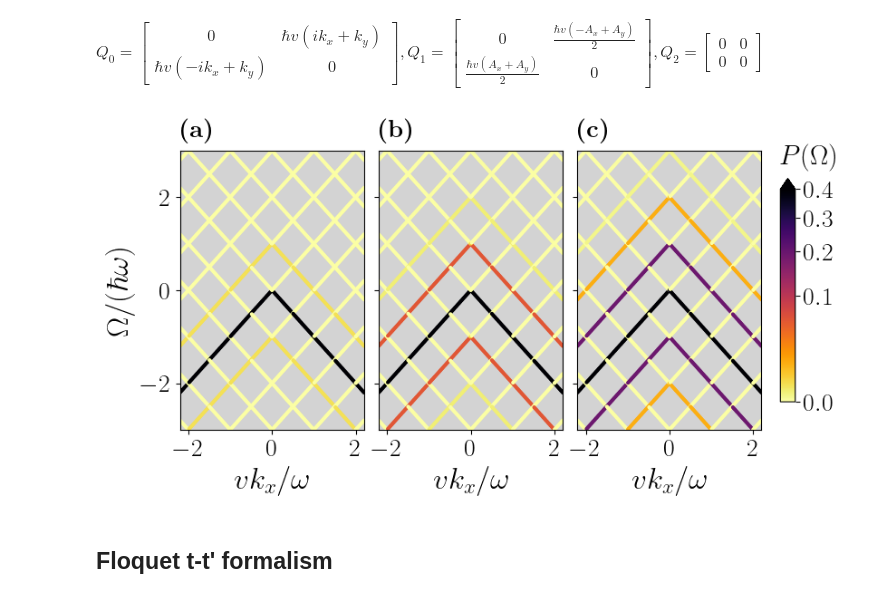
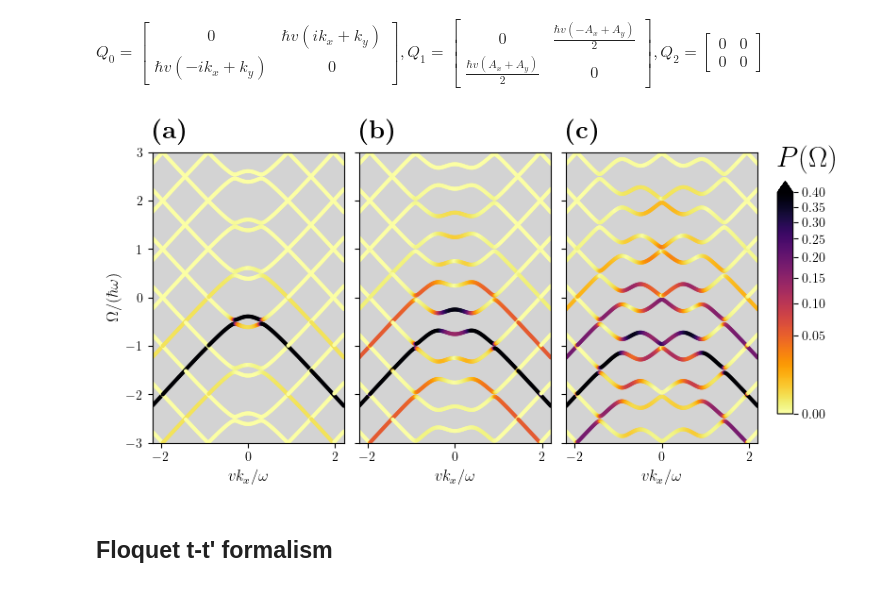
Before and after one commit to howbgl/Floquet_Dirac_ttp, a Jupyter notebook: LinearDirac.ipynb, the cells around one changed output. Cells and saved outputs as stored; diff of their text form; code cells hidden in the pictures.

```diff
--- a/LinearDirac.ipynb
+++ b/LinearDirac.ipynb
@@ -46,23 +117,23 @@ $\displaystyle Q_0 = \left[\begin{matrix}0 & \hbar v \left(i k_{x} + k_{y}\right
 # %%
 ## Figure 1:
 
 momentax = np.linspace(-2.2, 2.2, 201)
 Alist = [0.1, 0.5, 1.]
 
 fig, axs = plt.subplots(1, 3, figsize=(3 * 3, 4), sharey=True, sharex=True)
 plt.subplots_adjust(wspace=0.08)
 for ax, Aval, cbar in zip(axs, Alist, [False, False, True]):
-    par = {'k_y': 0., 'A_x': Aval, 'A_y': 0.}
+    par = {'k_y': 0.4, 'A_x': Aval, 'A_y': 0.}
     obs = ObservablesFF(hDiracFF, 'k_x', momentax, params = par)
     out = obs.photoelAmpPlot(ax = ax, Nmax=6, cbar=cbar, fig = fig, axs = axs, vmax = 0.4)
 [ax.set(ylabel = None) for ax in axs[1:]]
 axs[0].set(ylabel = r'$\Omega/(\hbar \omega)$', ylim = (-3,3), xlim = (-2.2, 2.2))
 out[1].ax.set_title(r'', fontsize=18, y=1.2, pad=-14)
 out[1].ax.set_title(r'$P(\Omega)$', fontsize=22, y=1.2, pad=-14, loc = 'left')
 createletters(axs, coord = [0, 1.05])
 # fig.savefig(folder0+'/DOS_DiracLinDir.pdf', bbox_inches='tight')
 # %% [output]
-[figure, old version]
+[figure, new version]
 # %% [markdown]
 ## Floquet t-t' formalism
 # %%
```
Also changed, not shown: parts of 28 cells of this notebook, 4 other files.
